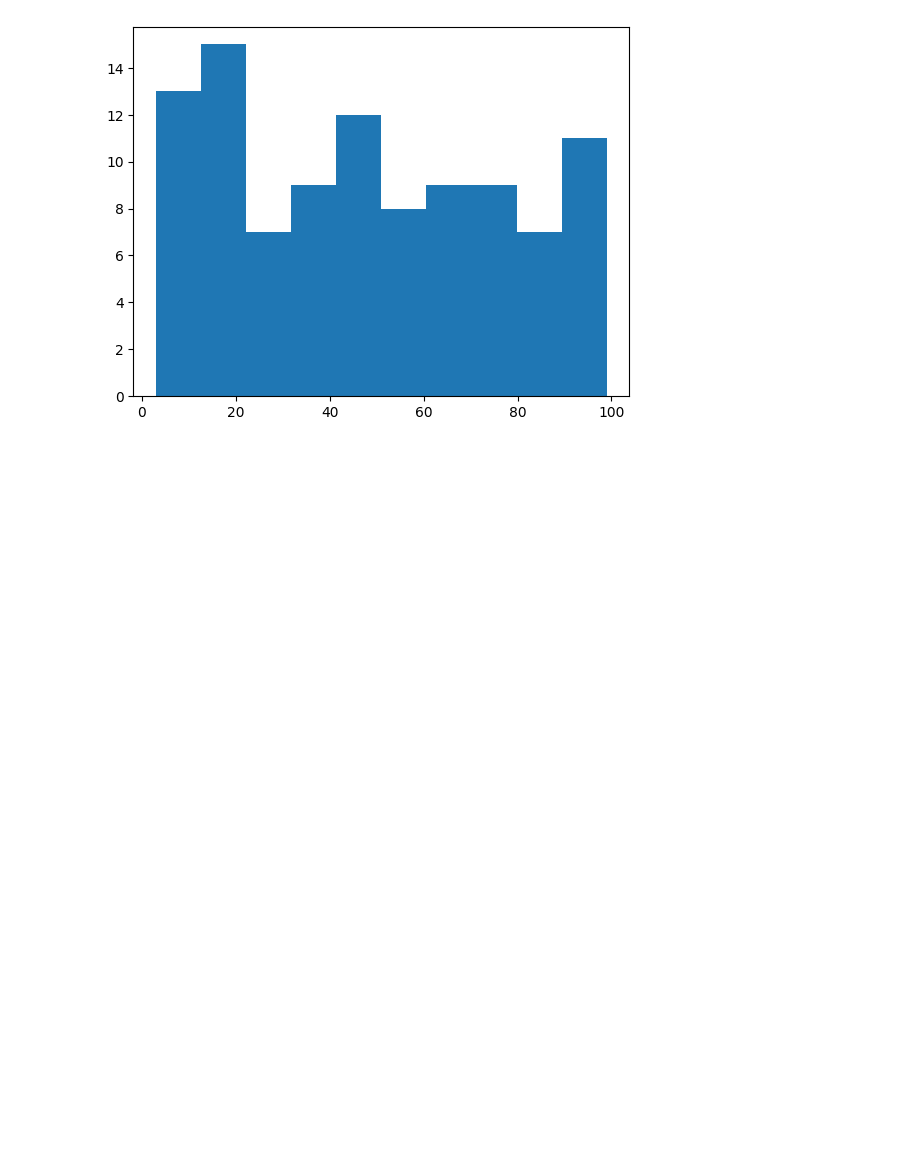
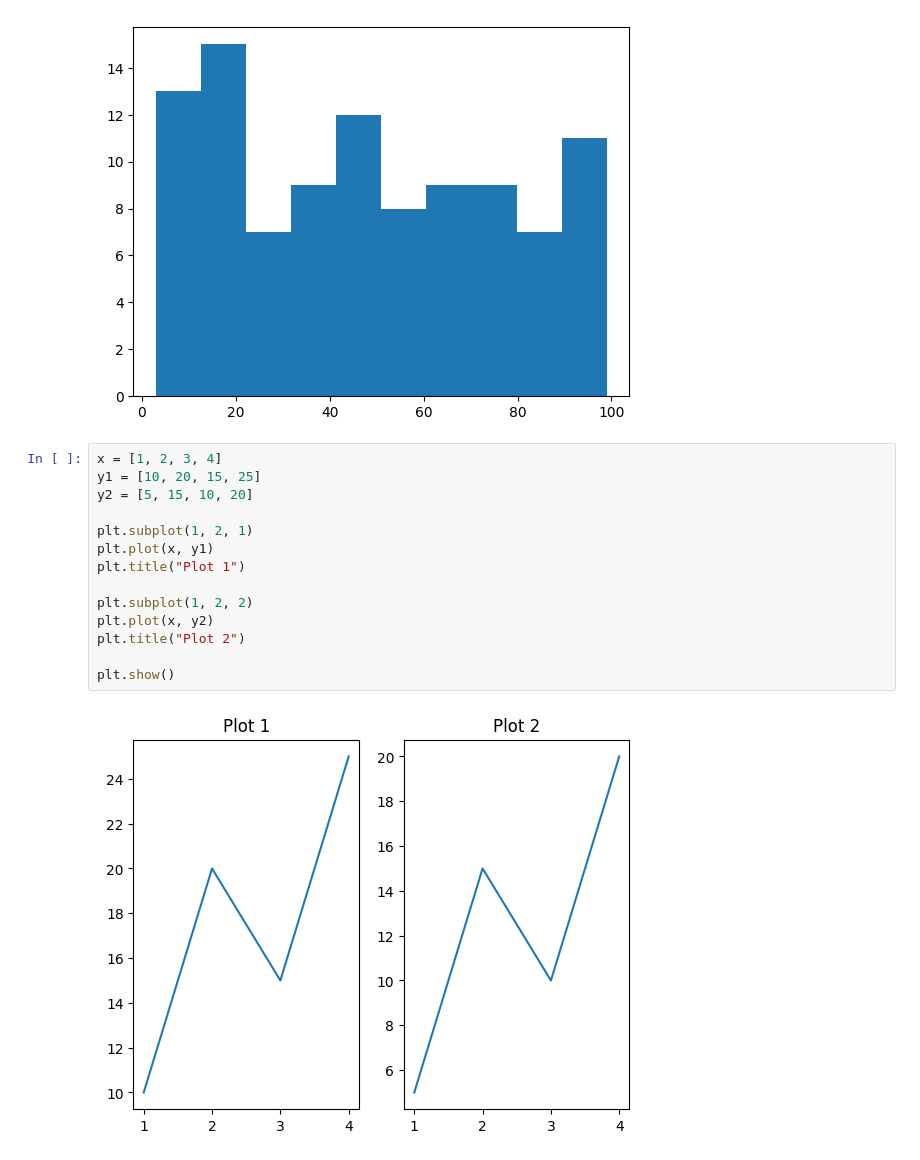
Before and after one commit to hady872/AI_Learning_Journey, a Jupyter notebook: matplotlib_course/matplotlib_ai.ipynb, the cells around one changed output. Saved outputs shown, nothing was run; the diff lists cells and outputs as text; blank space fills up the shorter version.

Commit message:
Day 5: subpltos (multiple plots and layout control)

```diff
--- a/matplotlib_course/matplotlib_ai.ipynb
+++ b/matplotlib_course/matplotlib_ai.ipynb
@@ -122,3 +122,19 @@ plt.hist(data, bins=10)
 plt.show()
 # %% [output]
 [figure]
+# %%
+x = [1, 2, 3, 4]
+y1 = [10, 20, 15, 25]
+y2 = [5, 15, 10, 20]
+
+plt.subplot(1, 2, 1)
+plt.plot(x, y1)
+plt.title("Plot 1")
+
+plt.subplot(1, 2, 2)
+plt.plot(x, y2)
+plt.title("Plot 2")
+
+plt.show()
+# %% [output]
+[figure, added]
```
Also changed, not shown: parts of 2 cells of this notebook.
